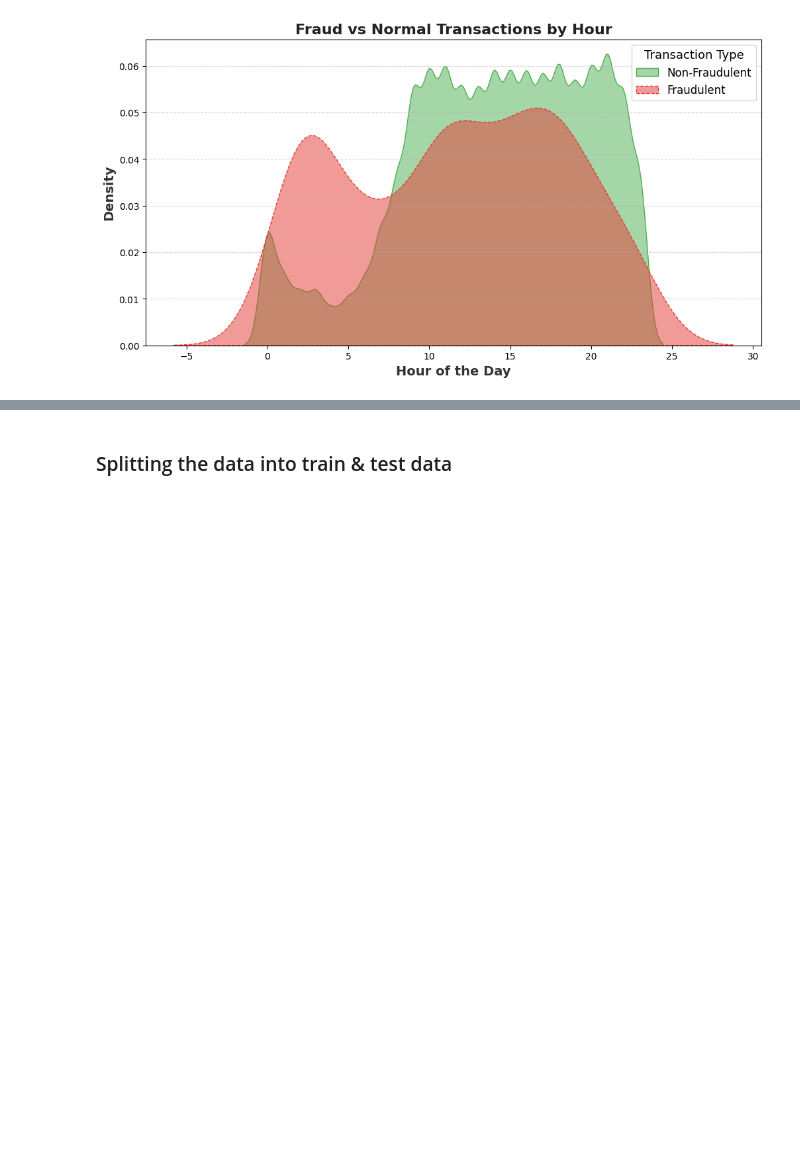
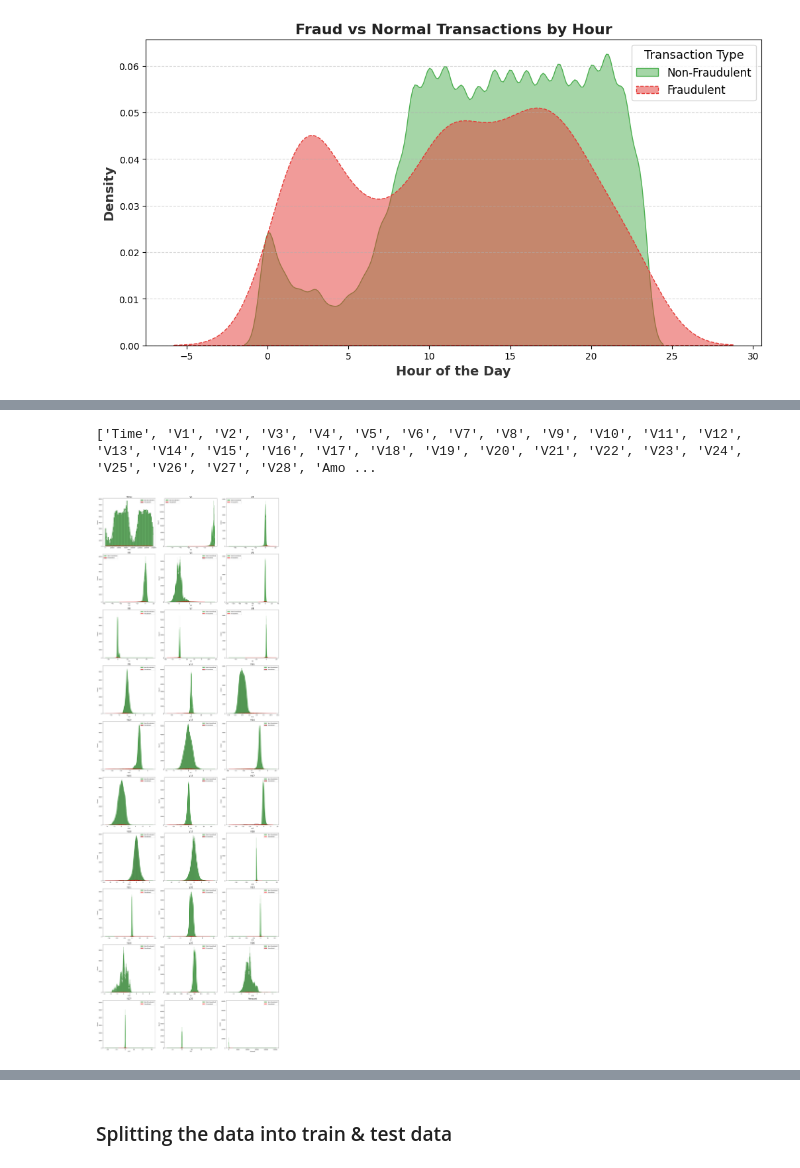
Before and after one commit to iilnreddy/ccdetect, a Jupyter notebook: Credit_card_fraud_detection.ipynb, the cells around one changed output, grey strips where cells are left out. Cells and saved outputs as stored; diff of their text form; code cells hidden in the pictures; blank space fills up the shorter version.

```diff
--- a/Credit_card_fraud_detection.ipynb
+++ b/Credit_card_fraud_detection.ipynb
@@ -335,0 +383,35 @@ plt.show()
+# %%
+
+print(cols)
+# %% [output]
+['Time', 'V1', 'V2', 'V3', 'V4', 'V5', 'V6', 'V7', 'V8', 'V9', 'V10', 'V11', 'V12', 'V13', 'V14', 'V15', 'V16', 'V17', 'V18', 'V19', 'V20', 'V21', 'V22', 'V23', 'V24', 'V25', 'V26', 'V27', 'V28', 'Amo ...
+# %%
+# plot the histogram of a variable from the dataset to see the skewness# plot the histogram of a variable from the dataset to see the skewness
+import matplotlib.pyplot as plt
+import seaborn as sns
+
+# Identify normal and fraudulent records
+normal_records = df["Class"] == 0
+fraud_records = df["Class"] == 1
+
+# Get all column names (excluding 'Class')
+cols = list(df.columns)
+cols.remove("Class")  # Exclude 'Class' column from plotting
+
+# Set figure size dynamically based on the number of columns
+rows = (len(cols) // 3) + 1  # Adjust number of rows for subplots
+plt.figure(figsize=(20, rows * 6))
+
+# Loop through each column and plot histogram
+for n, col in enumerate(cols):
+    plt.subplot(rows, 3, n + 1)
+    sns.histplot(df[col][normal_records], color='green', kde=True, label='Non-Fraudulent', alpha=0.6)
+    sns.histplot(df[col][fraud_records], color='red', kde=True, label='Fraudulent', alpha=0.6)
+
+    plt.title(col, fontsize=12)
+    plt.legend()
+
+plt.tight_layout()  # Adjust layout to prevent overlap
+plt.show()
+# %% [output]
+[figure, added]
```
Also changed, not shown: parts of 38 cells of this notebook.
